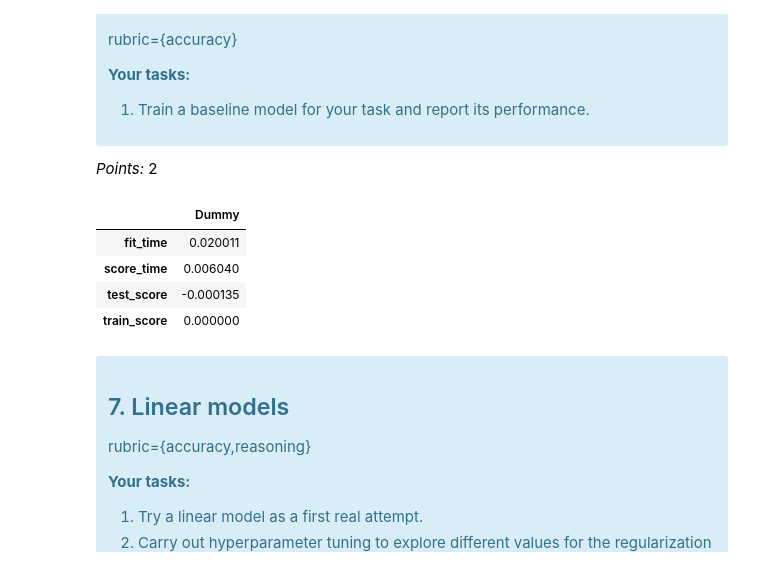
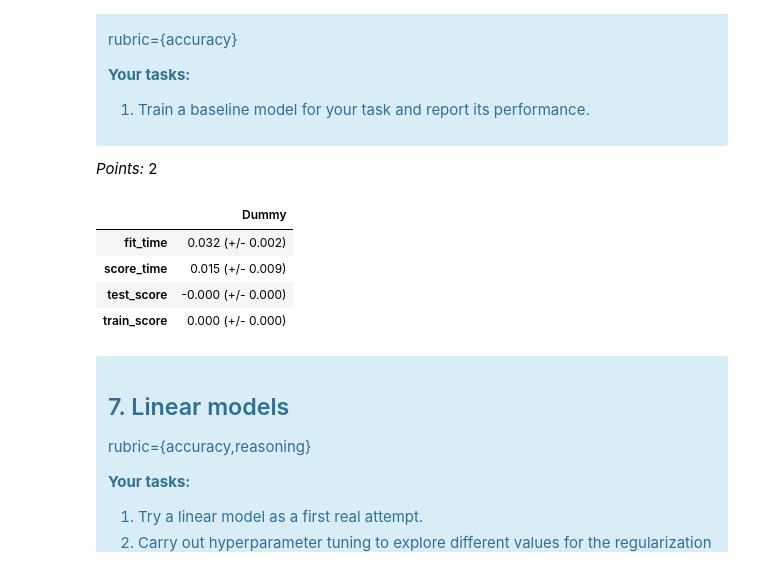
Before and after one commit to UBC-MDS/lab4_bnb_morris_eric, a Jupyter notebook: lab4.ipynb, the cells around one changed output. Drawn from its saved outputs; the diff is of its cells as text; code cells hidden in the pictures.

Commit message:
added detail to written response and detail to linear model

```diff
--- a/lab4.ipynb
+++ b/lab4.ipynb
@@ -391,14 +384,46 @@ scoring_metric = "accuracy"
+# %%
+# Function from lecture notes
+def mean_std_cross_val_scores(model, X_train, y_train, **kwargs):
+    """
+    Returns mean and std of cross validation
+
+    Parameters
+    ----------
+    model :
+        scikit-learn model
+    X_train : numpy array or pandas DataFrame
+        X in the training data
+    y_train :
+        y in the training data
+
+    Returns
+    ----------
+        pandas Series with mean scores from cross_validation
+    """
+
+    scores = cross_validate(model, X_train, y_train, **kwargs)
+
+    mean_scores = pd.DataFrame(scores).mean()
+    std_scores = pd.DataFrame(scores).std()
+    out_col = []
+
+    for i in range(len(mean_scores)):
+        out_col.append((f"%0.3f (+/- %0.3f)" % (mean_scores[i], std_scores[i])))
+
+    return pd.Series(data=out_col, index=mean_scores.index)
+
+results = pd.DataFrame()
 # %%
 dummy = make_pipeline(preprocessor, DummyRegressor())
 
-results["Dummy"] = pd.DataFrame(cross_validate(dummy, X_train, y_train, return_train_score=True)).agg('mean')
+results["Dummy"] = pd.DataFrame(mean_std_cross_val_scores(dummy, X_train, y_train, return_train_score=True))
 results
 # %% [output]
 |  | Dummy |
-| fit_time | 0.020011 |
-| score_time | 0.006040 |
-| test_score | -0.000135 |
-| train_score | 0.000000 |
+| fit_time | 0.032 (+/- 0.002) |
+| score_time | 0.015 (+/- 0.009) |
+| test_score | -0.000 (+/- 0.000) |
+| train_score | 0.000 (+/- 0.000) |
 # %% [markdown]
 <!-- END QUESTION -->
 
```
Also changed, not shown: parts of 17 cells of this notebook.
